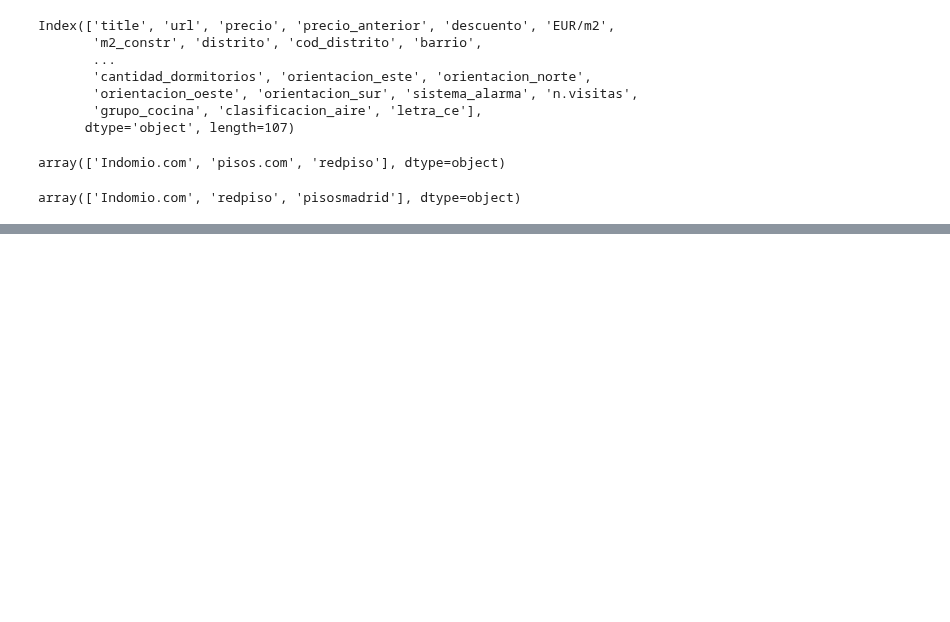
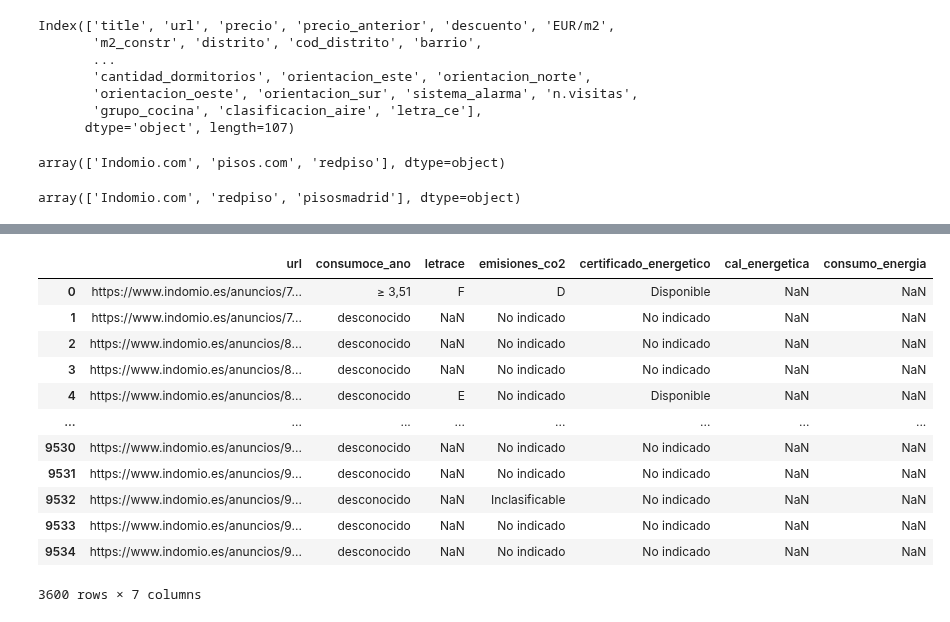
Before and after one commit to avaquerocastro/precios-de-vivienda-madrid, a Jupyter notebook: codigo/01-preprocesamiento-de-datos/Revision_columnas/Revision_Columnas.ipynb, the cells around one changed output, grey strips where cells are left out. Saved outputs shown, nothing was run; the diff lists cells and outputs as text; code cells hidden in the pictures; blank space fills up the shorter version.

```diff
--- a/codigo/01-preprocesamiento-de-datos/Revision_columnas/Revision_Columnas.ipynb
+++ b/codigo/01-preprocesamiento-de-datos/Revision_columnas/Revision_Columnas.ipynb
@@ -2295,7 +2304,7 @@ Name: count, dtype: int64
 for index, value in df17["url"].items():
     if value == "https://www.indomio.es/anuncios/97003125/":
         df17.at[index, "consumoce_ano"] = 57.9
-        df17.at[index, "letra_ce"] = "B"
+        df17.at[index, "letrace"] = "B"
         df17.at[index, "emisiones_co2"] = "11.08 kg CO₂/m² año B"
 # %% [markdown]
 revisar el codigo que trae el fichero scrapingindomio.csv , C:\Mas\Dataset_Proyecto\Ficheros_Ventas\Indomio del 12/12/2024 quiza estamos mirando solo mayusculas
@@ -2379,3 +2391,11 @@ df17.to_csv("dfpisosCompleto17012025.csv",index='False')
+# %%
+df17.drop(columns=['cantidad_dormitorios'], inplace=True)
+# %%
+df17.drop(columns=['barrios'], inplace=True)
+df17.drop(columns=['cod_bario'], inplace=True)
+# %%
+df17.drop(columns=['n.visitas'], inplace=True)
+df17.drop(columns=['terrazas'], inplace=True)
 # %%
 df17.columns.tolist()
 # %% [output]
@@ -2405,0 +2439,16 @@ print(conteo_filas_iguales)
+# %%
+df17.query("consumoce_ano.notnull() or letrace.notnull() or emisiones_co2.notnull()")[['url','consumoce_ano','letrace','emisiones_co2','certificado_energetico','cal_energetica','consumo_energia']]
+# %% [output]
+|  | url | consumoce_ano | letrace | emisiones_co2 | certificado_energetico | cal_energetica | consumo_energia |
+| 0 | https://www.indomio.es/anuncios/7... | ≥ 3,51 | F | D | Disponible | NaN | NaN |
+| 1 | https://www.indomio.es/anuncios/7... | desconocido | NaN | No indicado | No indicado | NaN | NaN |
+| 2 | https://www.indomio.es/anuncios/8... | desconocido | NaN | No indicado | No indicado | NaN | NaN |
+| 3 | https://www.indomio.es/anuncios/8... | desconocido | NaN | No indicado | No indicado | NaN | NaN |
+| 4 | https://www.indomio.es/anuncios/8... | desconocido | E | No indicado | Disponible | NaN | NaN |
+| ... | ... | ... | ... | ... | ... | ... | ... |
+| 9530 | https://www.indomio.es/anuncios/9... | desconocido | NaN | No indicado | No indicado | NaN | NaN |
+| 9531 | https://www.indomio.es/anuncios/9... | desconocido | NaN | No indicado | No indicado | NaN | NaN |
+| 9532 | https://www.indomio.es/anuncios/9... | desconocido | NaN | Inclasificable | No indicado | NaN | NaN |
+| 9533 | https://www.indomio.es/anuncios/9... | desconocido | NaN | No indicado | No indicado | NaN | NaN |
+| 9534 | https://www.indomio.es/anuncios/9... | desconocido | NaN | No indicado | No indicado | NaN | NaN |
+3600 rows × 7 columns
```
Also changed, not shown: parts of 110 cells of this notebook, 5 other files.
